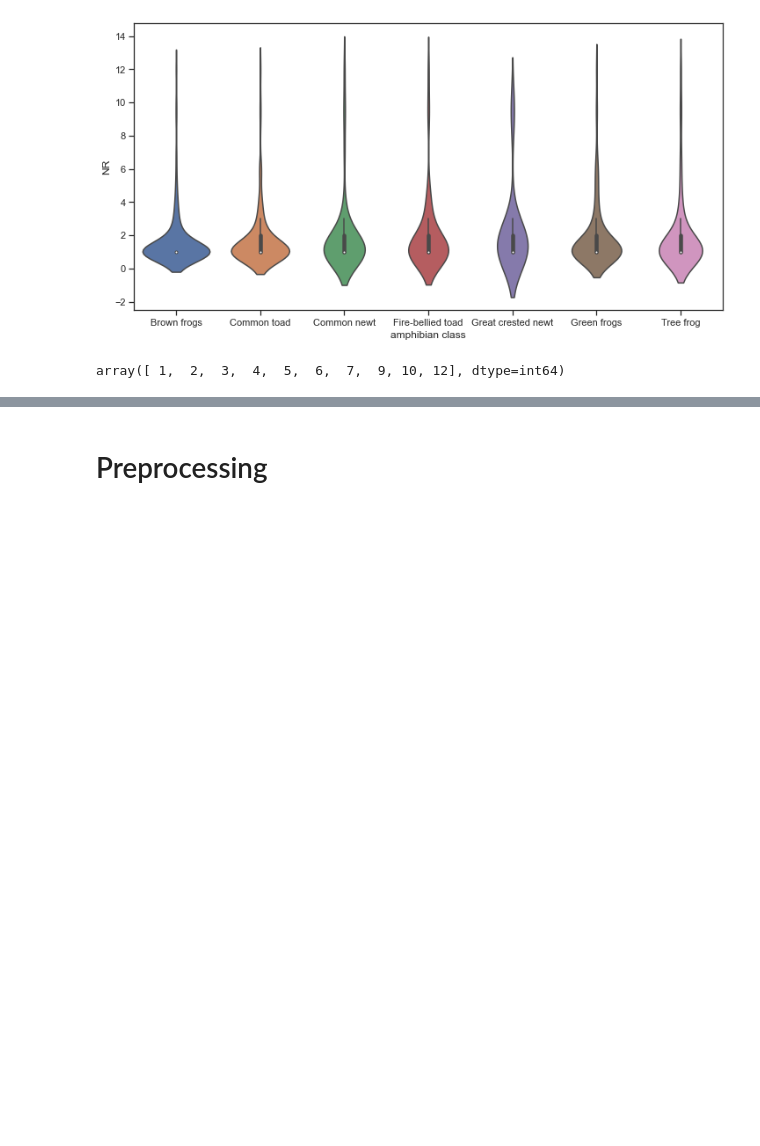
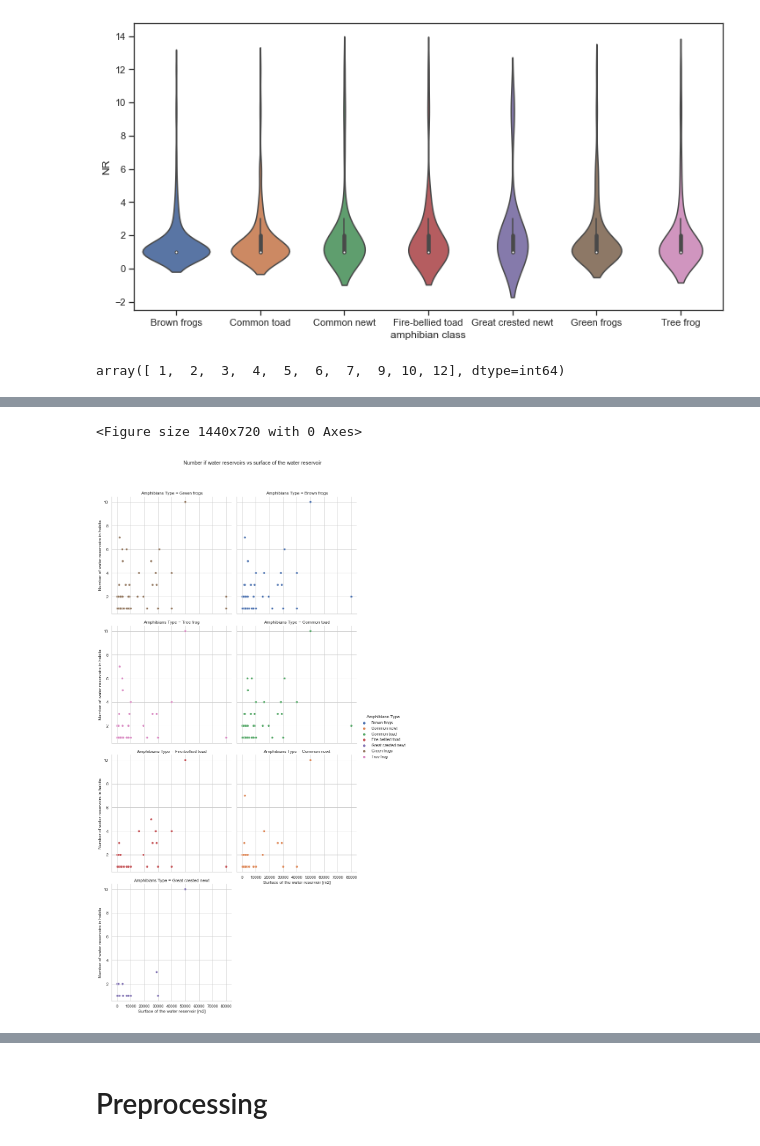
Before and after one commit to Renata-Thomazelli/amphibians, a Jupyter notebook: amphibians-Copy1.ipynb, the cells around one changed output, grey strips where cells are left out. Cells and saved outputs as stored; diff of their text form; code cells hidden in the pictures; blank space fills up the shorter version.

```diff
--- a/amphibians-Copy1.ipynb
+++ b/amphibians-Copy1.ipynb
@@ -1514,0 +1287,13 @@ plt.show()
+# %%
+stacking_df_tranf_heads_SR_NR = (
+        df_tranf_heads[['SR','NR','Brown frogs', 'Common newt', 'Common toad', 'Fire-bellied toad',
+       'Great crested newt', 'Green frogs', 'Tree frog']]
+        .set_index(['SR','NR'])
+        .replace(0,np.nan) # replacing yhe no presence of amphibians type with nan value
+        .stack() #stacking the labels of amphibians classes
+        .reset_index(name='The Presence') #renaming the new column
+        .rename(columns={0:'Amphibians Type','SR':'Surface of the water reservoir [m2]','NR':'Number of water reservoirs in habita'}) #renaming the columns of amphibians
+
+
+    )
+stacking_df_tranf_heads_SR_NR
@@ -1514,0 +1318,13 @@ plt.show()
+# %%
+# plot
+plt.figure(figsize=(20,10))
+sns.set_theme(context='notebook', style='whitegrid', palette='deep', font='sans-serif',font_scale=1)
+reserviors = sns.relplot(x='Surface of the water reservoir [m2]',y = 'Number of water reservoirs in habita', hue="Amphibians Type", data=stacking_df_tranf_heads_SR_NR[['Surface of the water reservoir [m2]','Number of water reservoirs in habita',"Amphibians Type"]],col= "Amphibians Type",col_order=order,col_wrap=2)
+reserviors.fig.suptitle('Number if water reservoirs vs surface of the water reservoir',y=1.05,fontdict = {'fontsize':18,'fontweight':'heavy','fontstretch':'expanded'})
+#sns.kdeplot(stacking_df_tranf_heads1['Surface of the water reservoir [m2]'], stacking_df_tranf_heads1['Number of water reservoirs in habita'])
+#plt.Axes.set_xlabel(fontdict = {'fontsize':15})
+#plt.title('Density vs Scatter',fontdict = {'fontsize':14});
+
+
+plt.savefig("charts/Density vs Scatter.png",transparent = False,facecolor ="w",bbox_inches ="tight",pad_inches = 1,edgecolor ='w',orientation ='landscape',dpi=300)
+plt.show()
@@ -1514,0 +1334,19 @@ plt.show()
+# %%
+# plot
+plt.figure(figsize=(20,10))
+sns.set_theme(context='notebook', style='whitegrid', palette='deep', font='sans-serif',font_scale=1)
+
+stacking_df_tranf_heads_SR_NR_filtered = stacking_df_tranf_heads_SR_NR[['Surface of the water reservoir [m2]','Number of water reservoirs in habita',"Amphibians Type"]]
+stacking_df_tranf_heads_SR_NR_filtered  = stacking_df_tranf_heads_SR_NR_filtered[stacking_df_tranf_heads_SR_NR_filtered ['Surface of the water reservoir [m2]']< 100000]
+reserviors = sns.relplot(x='Surface of the water reservoir [m2]',y = 'Number of water reservoirs in habita', hue="Amphibians Type", data=stacking_df_tranf_heads_SR_NR_filtered,col= "Amphibians Type",col_order=order,col_wrap=2)
+reserviors.fig.suptitle('Number if water reservoirs vs surface of the water reservoir',y=1.05,fontdict = {'fontsize':18,'fontweight':'heavy','fontstretch':'expanded'})
+#sns.kdeplot(stacking_df_tranf_heads1['Surface of the water reservoir [m2]'], stacking_df_tranf_heads1['Number of water reservoirs in habita'])
+#plt.Axes.set_xlabel(fontdict = {'fontsize':15})
+#plt.title('Density vs Scatter',fontdict = {'fontsize':14});
+
+
+plt.savefig("charts/Density vs Scatter.png",transparent = False,facecolor ="w",bbox_inches ="tight",pad_inches = 1,edgecolor ='w',orientation ='landscape',dpi=300)
+plt.show()
+# %% [output]
+<Figure size 1440x720 with 0 Axes>
+[figure, added]
```
Also changed, not shown: parts of 60 cells of this notebook, 9 other files.
